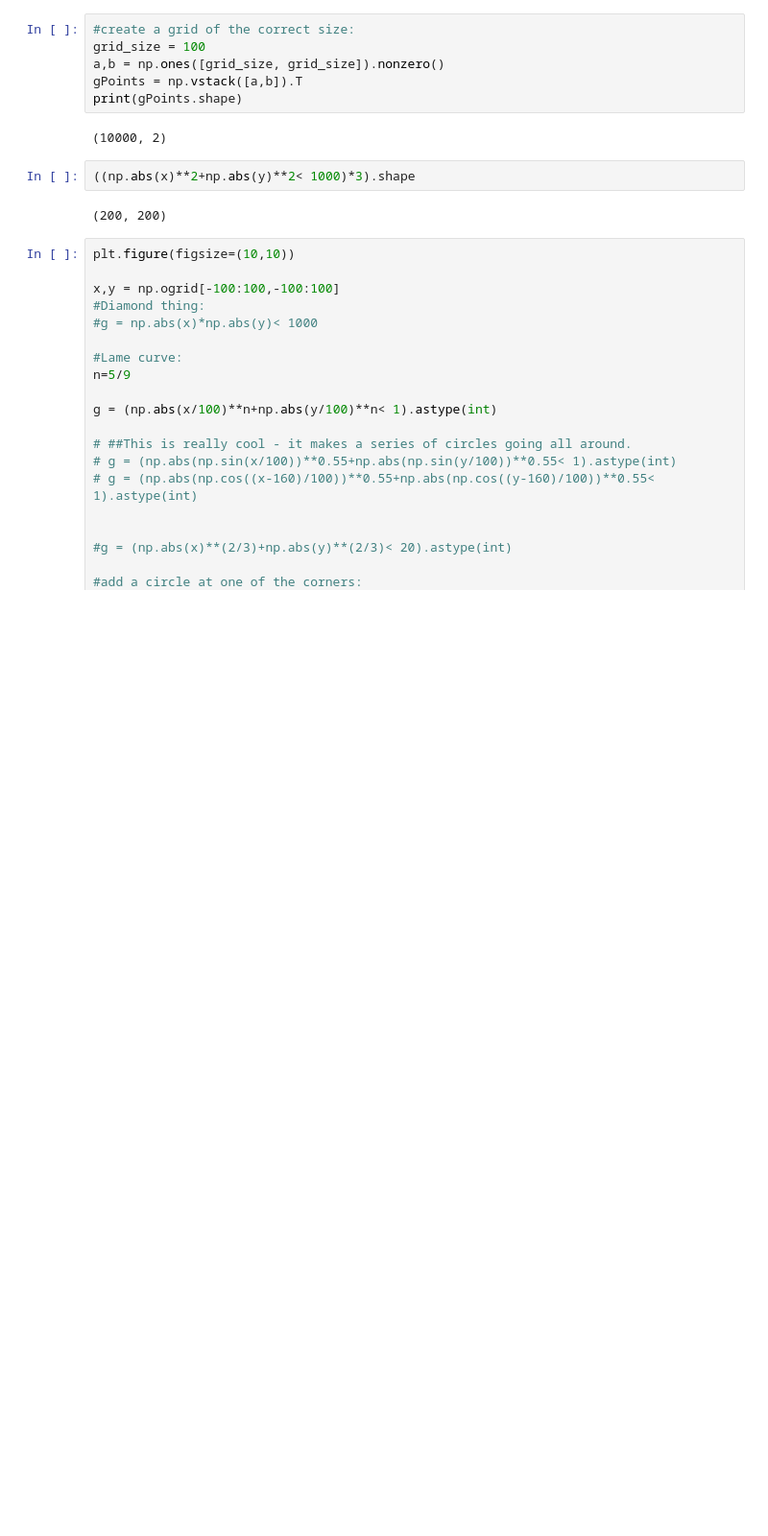
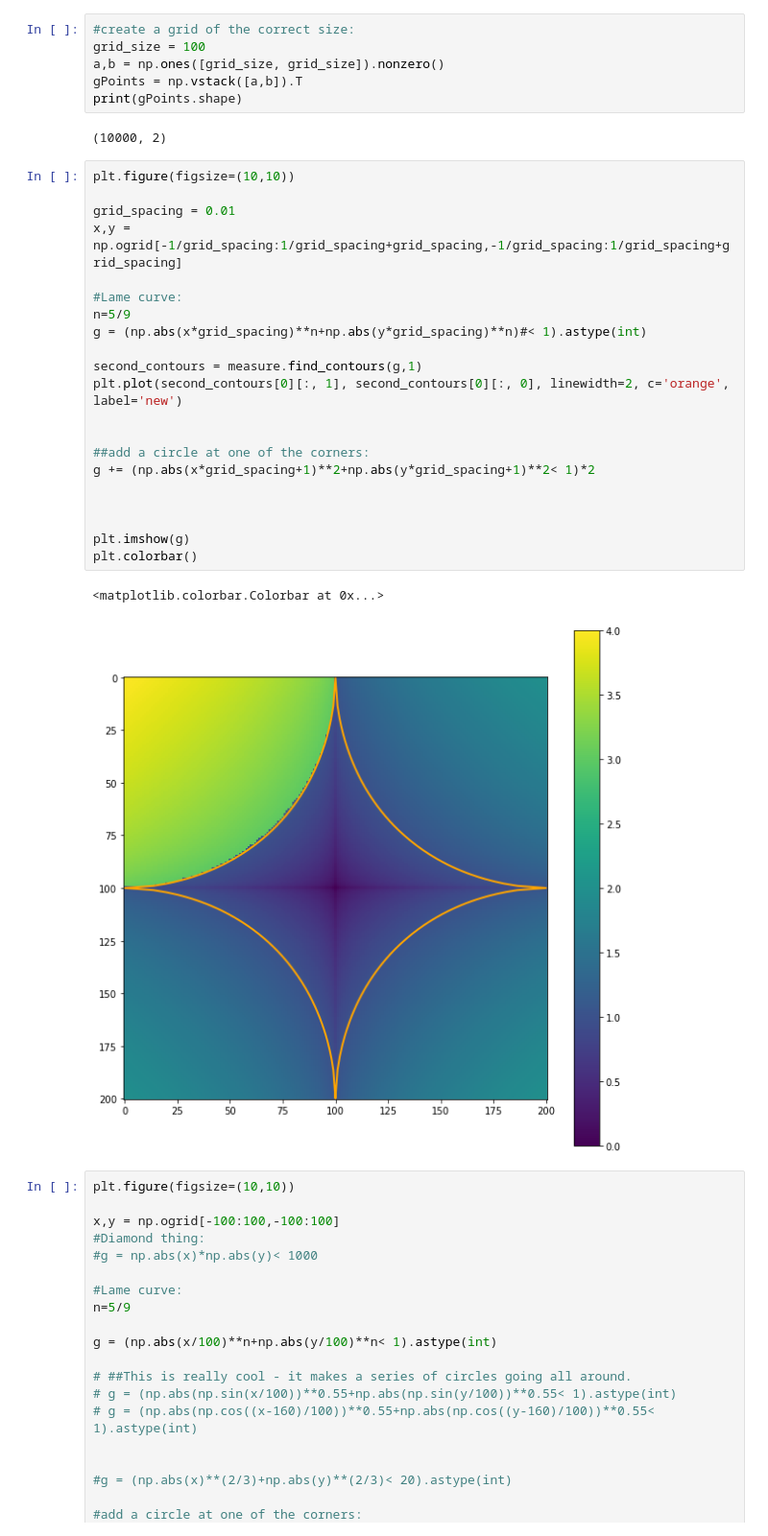
Before and after one commit to ljmartin/sas_mol_surface, a Jupyter notebook: lame curve.ipynb, the cells around one changed output. Shown at 96% size. Drawn from its saved outputs; the diff is of its cells as text; blank space fills up the shorter version.

```diff
--- a/Untitled.ipynb
+++ b/lame curve.ipynb
@@ -20,10 +20,30 @@ gPoints = np.vstack([a,b]).T
 print(gPoints.shape)
 # %% [output]
 (10000, 2)
-# %%
-((np.abs(x)**2+np.abs(y)**2< 1000)*3).shape
-# %% [output]
-(200, 200)
+# %%
+plt.figure(figsize=(10,10))
+
+grid_spacing = 0.01
+x,y = np.ogrid[-1/grid_spacing:1/grid_spacing+grid_spacing,-1/grid_spacing:1/grid_spacing+grid_spacing]
+
+#Lame curve:
+n=5/9
+g = (np.abs(x*grid_spacing)**n+np.abs(y*grid_spacing)**n)#< 1).astype(int)
+
+second_contours = measure.find_contours(g,1)
+plt.plot(second_contours[0][:, 1], second_contours[0][:, 0], linewidth=2, c='orange', label='new')
+
+
+##add a circle at one of the corners:
+g += (np.abs(x*grid_spacing+1)**2+np.abs(y*grid_spacing+1)**2< 1)*2
+
+
+
+plt.imshow(g)
+plt.colorbar()
+# %% [output]
+<matplotlib.colorbar.Colorbar at 0x...>
+[figure, added]
 # %%
 plt.figure(figsize=(10,10))
 
```
Also changed, not shown: parts of 5 cells of this notebook.
